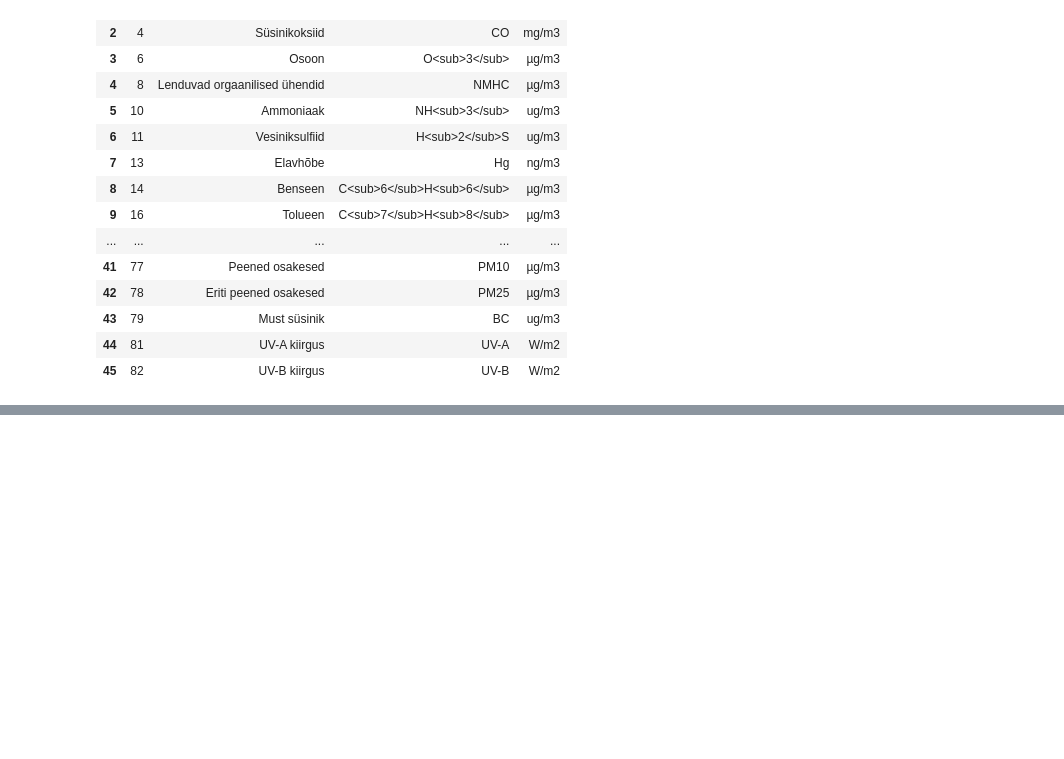
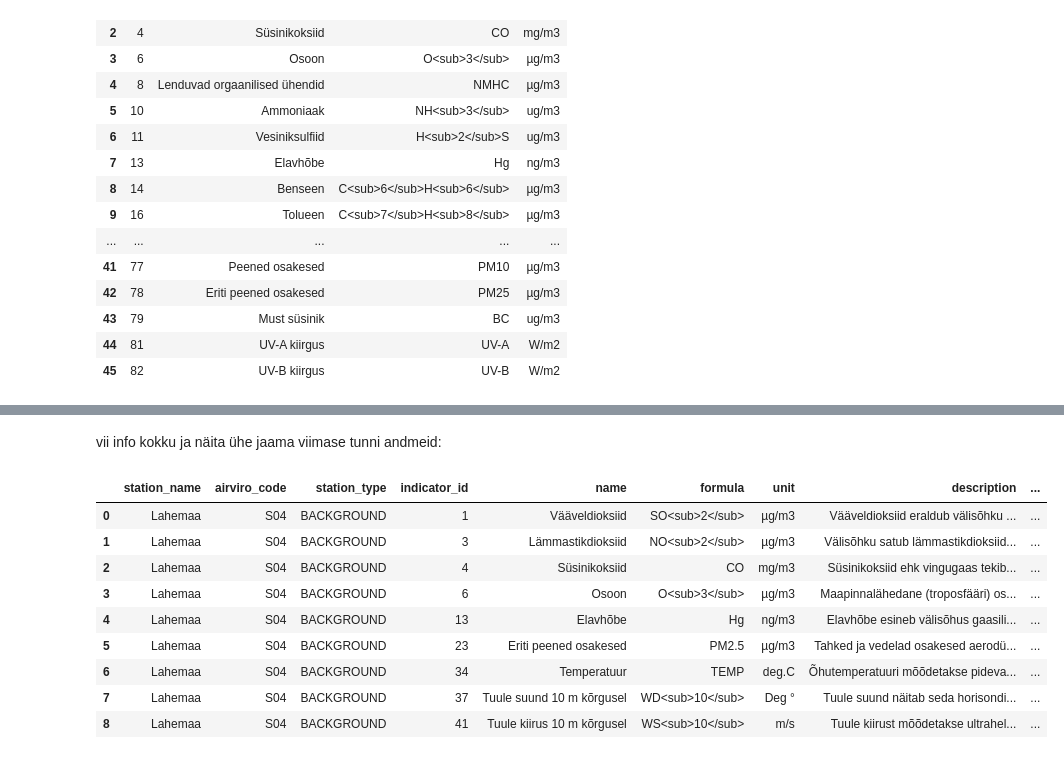
Before and after one commit to annaliisah/projektitoo_ohukvaliteedi_vordlus, a Jupyter notebook: notebooks/01_ohuseire.ipynb, the cells around one changed output, grey strips where cells are left out. Cells and saved outputs as stored; diff of their text form; code cells hidden in the pictures; blank space fills up the shorter version.

```diff
--- a/notebooks/01_ohuseire.ipynb
+++ b/notebooks/01_ohuseire.ipynb
@@ -152,0 +421,55 @@ indicators[["id", "name", "formula", "unit"]].head(47)
+# %% [markdown]
+vii info kokku ja näita ühe jaama viimase tunni andmeid:
+# %%
+indicators_lookup = indicators[[
+    "id",
+    "name",
+    "formula",
+    "unit",
+    "description"
+]].rename(columns={"id": "indicator_id"})
+
+def show_station_last_hour(station_selector):
+    last_ts = monitoring_df["measured"].max()
+    df = monitoring_df[monitoring_df["measured"] == last_ts].copy()
+
+    if isinstance(station_selector, str):
+        df = df[df["airviro_code"] == station_selector].copy()
+    else:
+        df = df[df["station_id"] == int(station_selector)].copy()
+
+    df = df.merge(
+        indicators_lookup,
+        on="indicator_id",
+        how="left"
+    )
+
+    df = df[[
+        "station_name",
+        "airviro_code",
+        "station_type",
+        "indicator_id",
+        "name",
+        "formula",
+        "unit",
+        "description",
+        "value",
+        "measured",
+        "monitoring_id"
+    ]].sort_values("indicator_id")
+
+    return df
+
+lahemaa_last = show_station_last_hour("S04")
+lahemaa_last
+# %% [output]
+|  | station_name | airviro_code | station_type | indicator_id | name | formula | unit | description | ... |
+| 0 | Lahemaa | S04 | BACKGROUND | 1 | Vääveldioksiid | SO<sub>2</sub> | µg/m3 | Vääveldioksiid eraldub välisõhku ... | ... |
+| 1 | Lahemaa | S04 | BACKGROUND | 3 | Lämmastikdioksiid | NO<sub>2</sub> | µg/m3 | Välisõhku satub lämmastikdioksiid... | ... |
+| 2 | Lahemaa | S04 | BACKGROUND | 4 | Süsinikoksiid | CO | mg/m3 | Süsinikoksiid ehk vingugaas tekib... | ... |
+| 3 | Lahemaa | S04 | BACKGROUND | 6 | Osoon | O<sub>3</sub> | µg/m3 | Maapinnalähedane (troposfääri) os... | ... |
+| 4 | Lahemaa | S04 | BACKGROUND | 13 | Elavhõbe | Hg | ng/m3 | Elavhõbe esineb välisõhus gaasili... | ... |
+| 5 | Lahemaa | S04 | BACKGROUND | 23 | Eriti peened osakesed | PM2.5 | µg/m3 | Tahked ja vedelad osakesed aerodü... | ... |
+| 6 | Lahemaa | S04 | BACKGROUND | 34 | Temperatuur | TEMP | deg.C | Õhutemperatuuri mõõdetakse pideva... | ... |
+| 7 | Lahemaa | S04 | BACKGROUND | 37 | Tuule suund 10 m kõrgusel | WD<sub>10</sub> | Deg ° | Tuule suund näitab seda horisondi... | ... |
+| 8 | Lahemaa | S04 | BACKGROUND | 41 | Tuule kiirus 10 m kõrgusel | WS<sub>10</sub> | m/s | Tuule kiirust mõõdetakse ultrahel... | ... |
```
Also changed, not shown: parts of 13 cells of this notebook.
